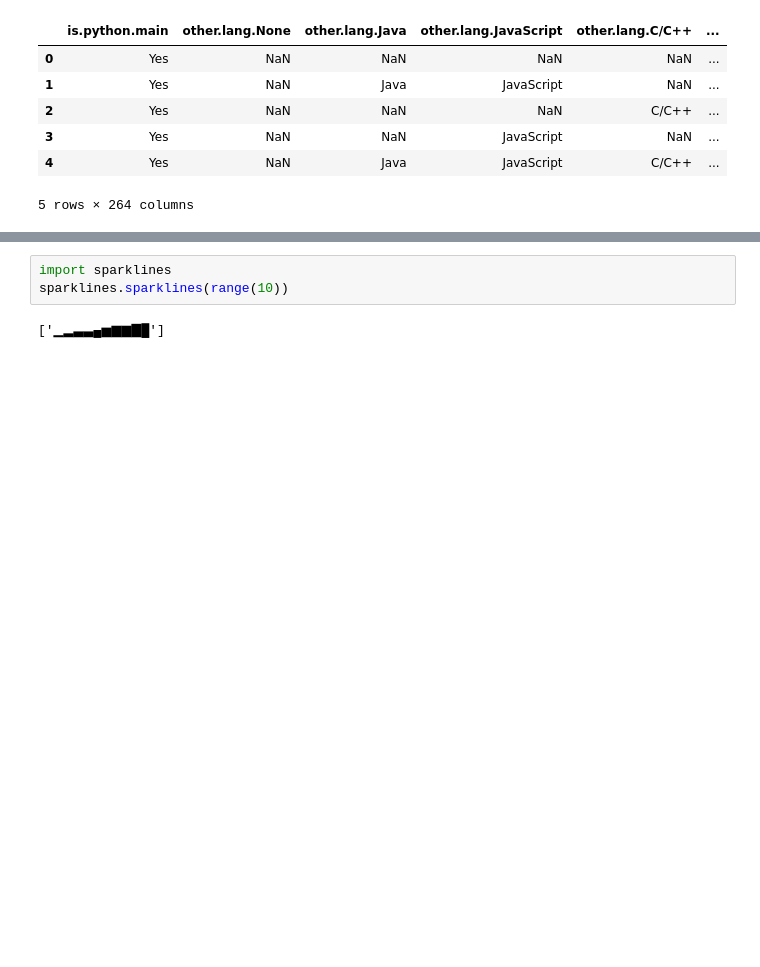
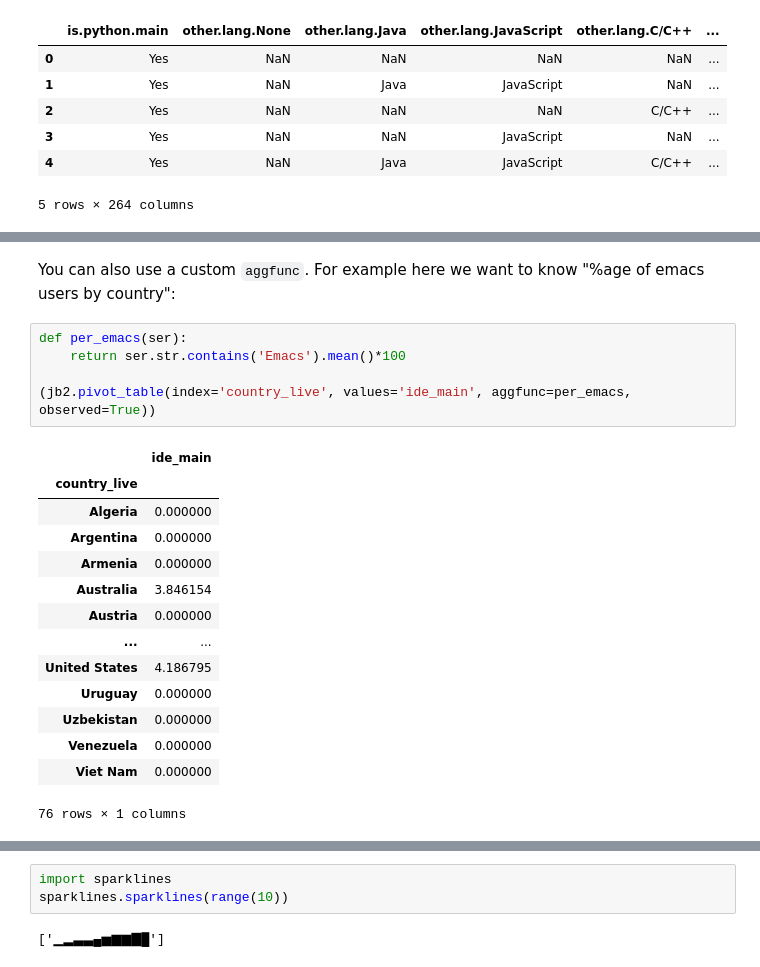
Before and after one commit to malminhas/data-analytics, a Jupyter notebook: effective-pandas-playbook.ipynb, the cells around one changed output, grey strips where cells are left out. Drawn from its saved outputs; the diff is of its cells as text; blank space fills up the shorter version.

Commit message:
Updated notebook with further examples

```diff
--- a/effective-pandas-playbook.ipynb
+++ b/effective-pandas-playbook.ipynb
@@ -388,0 +471,22 @@ jb.head()
+# %% [markdown]
+You can also use a custom `aggfunc`.  For example here we want to know "%age of emacs users by country":
+# %%
+def per_emacs(ser):
+    return ser.str.contains('Emacs').mean()*100
+
+(jb2.pivot_table(index='country_live', values='ide_main', aggfunc=per_emacs, observed=True))
+# %% [output]
+|  | ide_main |
+| country_live |  |
+| Algeria | 0.000000 |
+| Argentina | 0.000000 |
+| Armenia | 0.000000 |
+| Australia | 3.846154 |
+| Austria | 0.000000 |
+| ... | ... |
+| United States | 4.186795 |
+| Uruguay | 0.000000 |
+| Uzbekistan | 0.000000 |
+| Venezuela | 0.000000 |
+| Viet Nam | 0.000000 |
+76 rows × 1 columns
```
Also changed, not shown: parts of 12 cells of this notebook.
